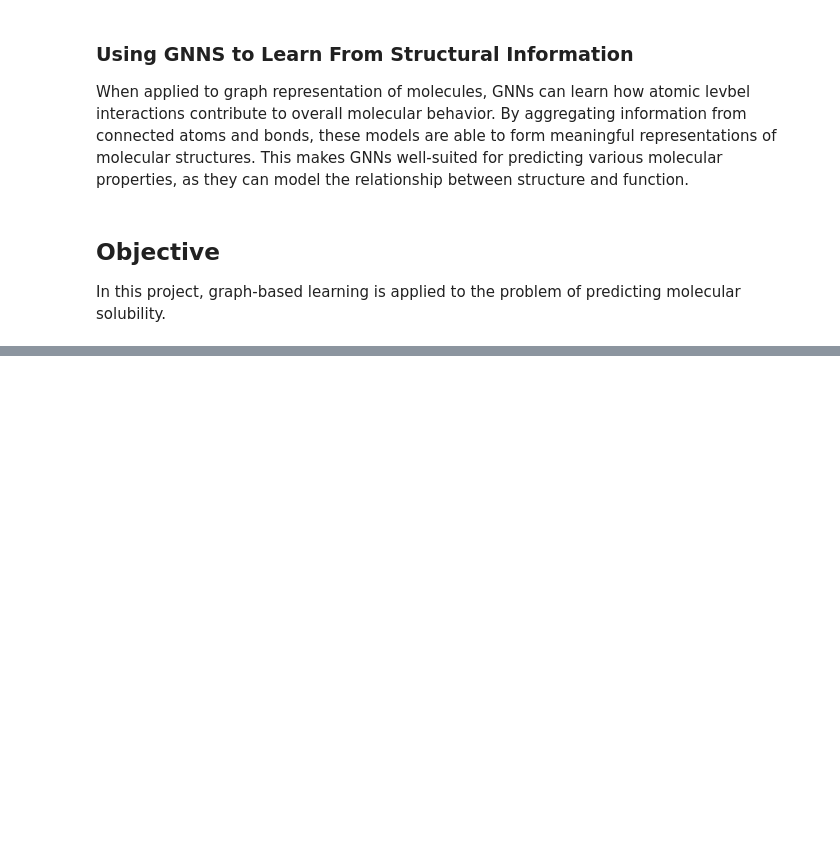
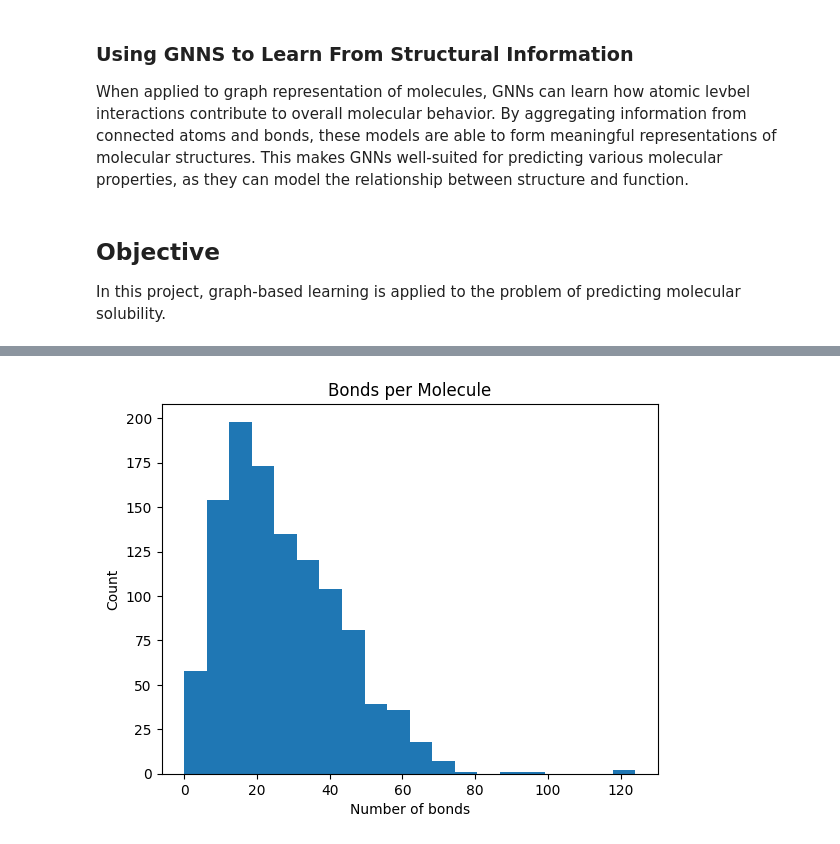
Before and after one commit to AshitomW/SOLGNN, a Jupyter notebook: SOLGNN.ipynb, the cells around one changed output, grey strips where cells are left out. Cells and saved outputs as stored; diff of their text form; code cells hidden in the pictures; blank space fills up the shorter version.

```diff
--- a/SOLGNN.ipynb
+++ b/SOLGNN.ipynb
@@ -37,0 +173,10 @@ In this project, graph-based learning is applied to the problem of predicting mo
+# %%
+num_edges = [d.num_edges for d in DATA]
+
+plt.hist(num_edges, bins=20)
+plt.xlabel("Number of bonds")
+plt.ylabel("Count")
+plt.title("Bonds per Molecule")
+plt.show()
+# %% [output]
+[figure, added]
```
Also changed, not shown: parts of 15 cells of this notebook, 2 other files.
